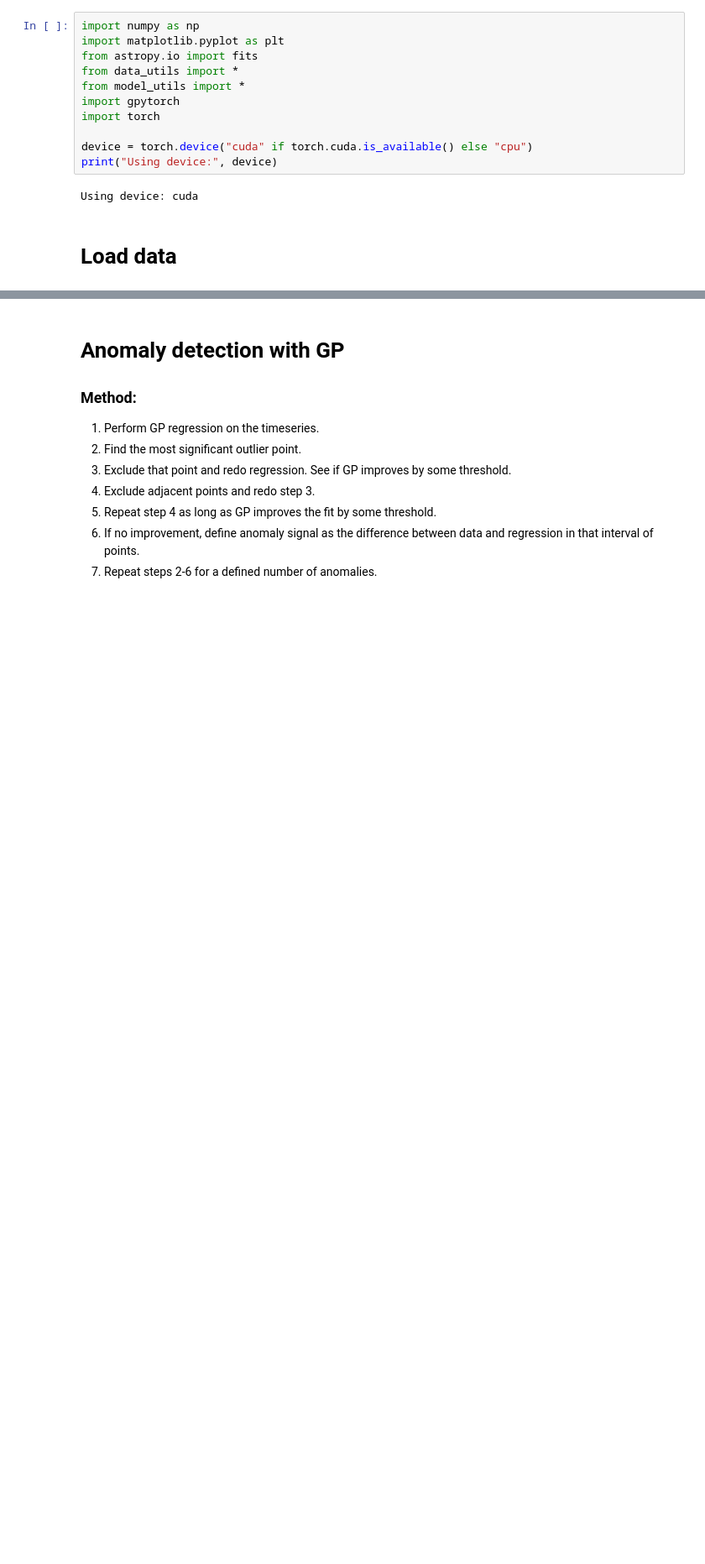
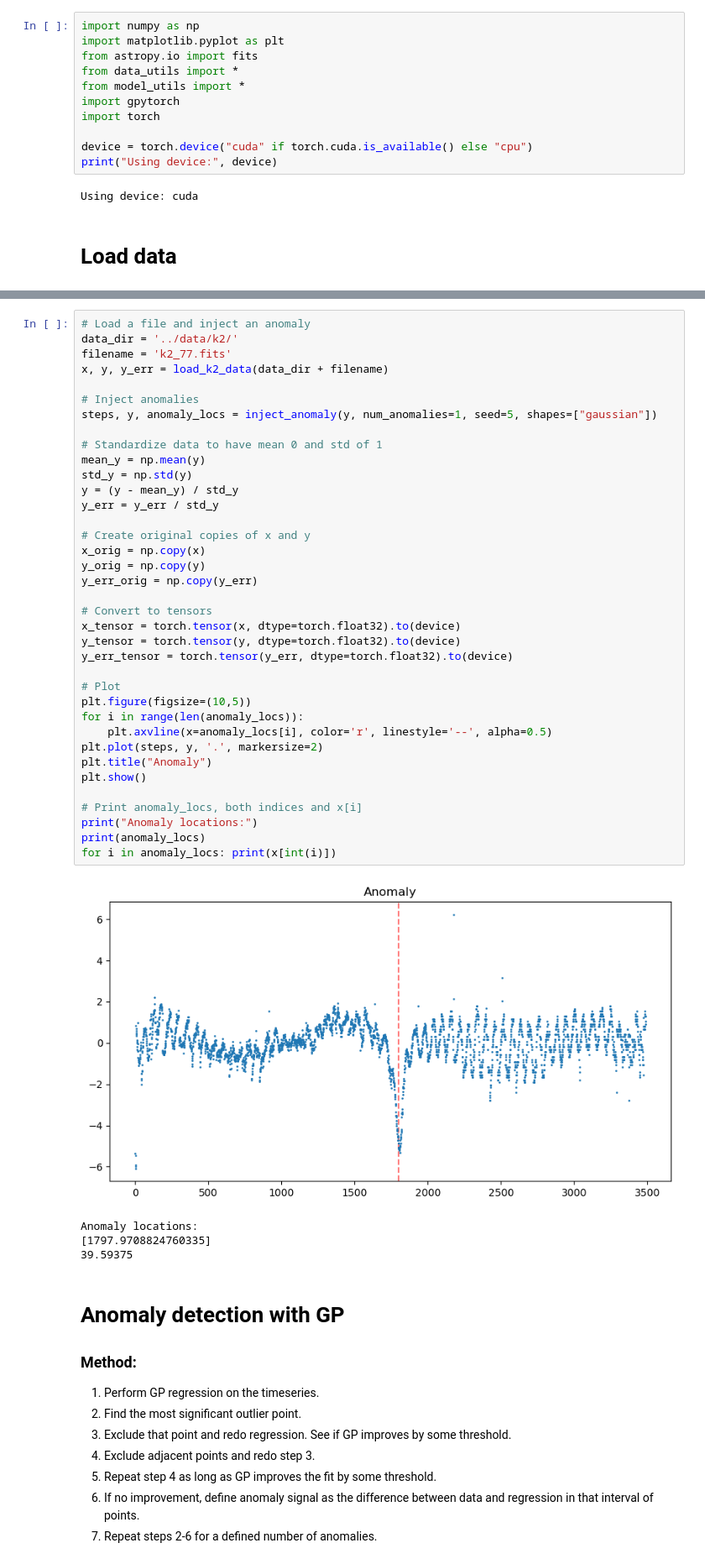
Before and after one commit to linneawolniewicz/dipper-detection, a Jupyter notebook: scripts/explore_gp.ipynb, the cells around one changed output, grey strips where cells are left out. Shown at 84% size. Cells and saved outputs as stored; diff of their text form; blank space fills up the shorter version.

```diff
--- a/scripts/explore_gp.ipynb
+++ b/scripts/explore_gp.ipynb
@@ -101,3 +16,45 @@ Anomaly locations:
+# %%
+# Load a file and inject an anomaly
+data_dir = '../data/k2/'
+filename = 'k2_77.fits'
+x, y, y_err = load_k2_data(data_dir + filename)
+
+# Inject anomalies
+steps, y, anomaly_locs = inject_anomaly(y, num_anomalies=1, seed=5, shapes=["gaussian"])
+
+# Standardize data to have mean 0 and std of 1
+mean_y = np.mean(y)
+std_y = np.std(y)
+y = (y - mean_y) / std_y
+y_err = y_err / std_y
+
+# Create original copies of x and y
+x_orig = np.copy(x)
+y_orig = np.copy(y)
+y_err_orig = np.copy(y_err)
+
+# Convert to tensors
+x_tensor = torch.tensor(x, dtype=torch.float32).to(device)
+y_tensor = torch.tensor(y, dtype=torch.float32).to(device)
+y_err_tensor = torch.tensor(y_err, dtype=torch.float32).to(device)
+
+# Plot
+plt.figure(figsize=(10,5))
+for i in range(len(anomaly_locs)):
+    plt.axvline(x=anomaly_locs[i], color='r', linestyle='--', alpha=0.5)
+plt.plot(steps, y, '.', markersize=2)
+plt.title("Anomaly")
+plt.show()
+
+# Print anomaly_locs, both indices and x[i]
+print("Anomaly locations:")
+print(anomaly_locs)
+for i in anomaly_locs: print(x[int(i)])
+# %% [output]
+[figure, added]
+Anomaly locations:
+[1797.9708824760335]
+39.59375
 # %% [markdown]
 # Anomaly detection with GP
 ### Method:
```
Also changed, not shown: parts of 4 cells of this notebook, 5 other files.
